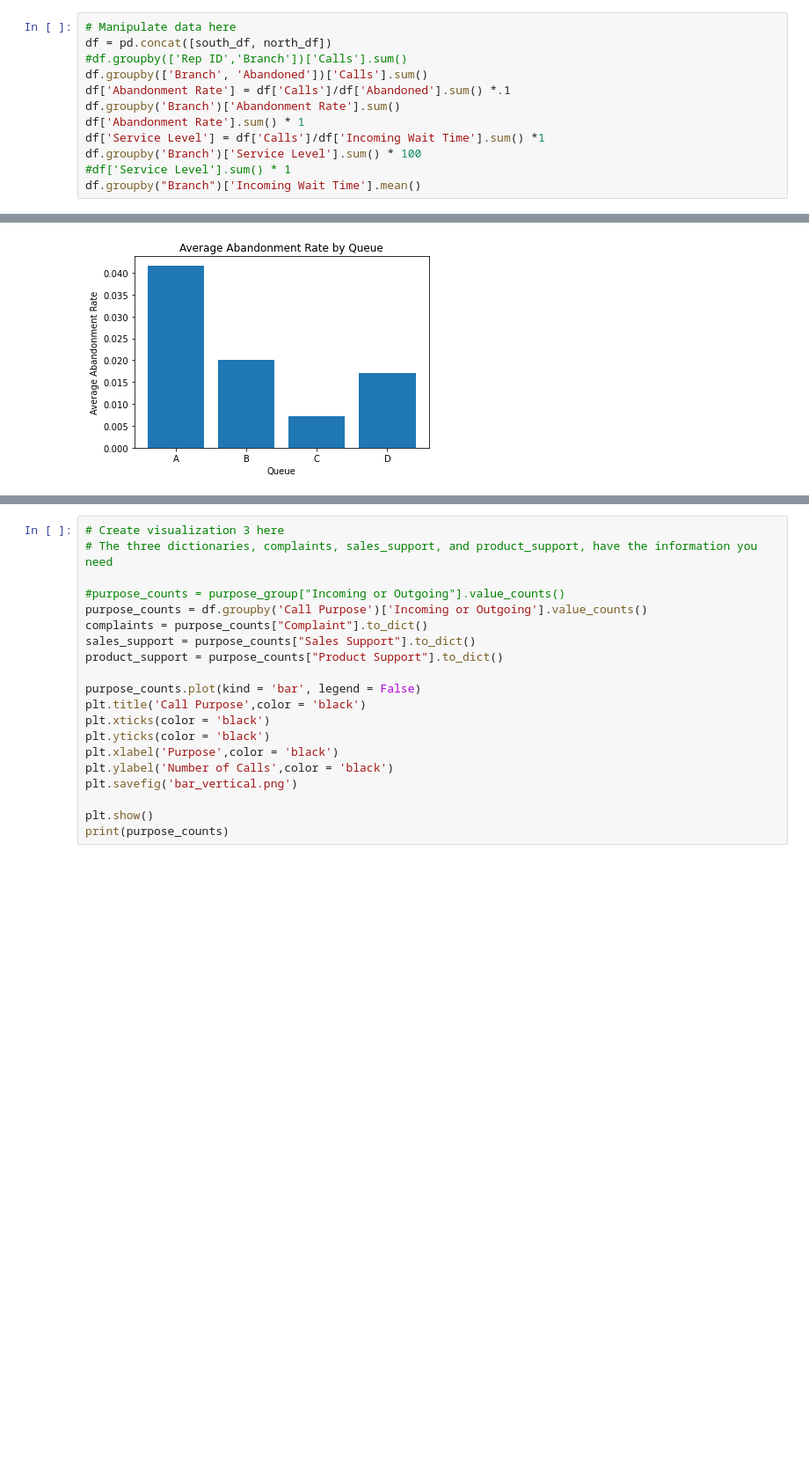
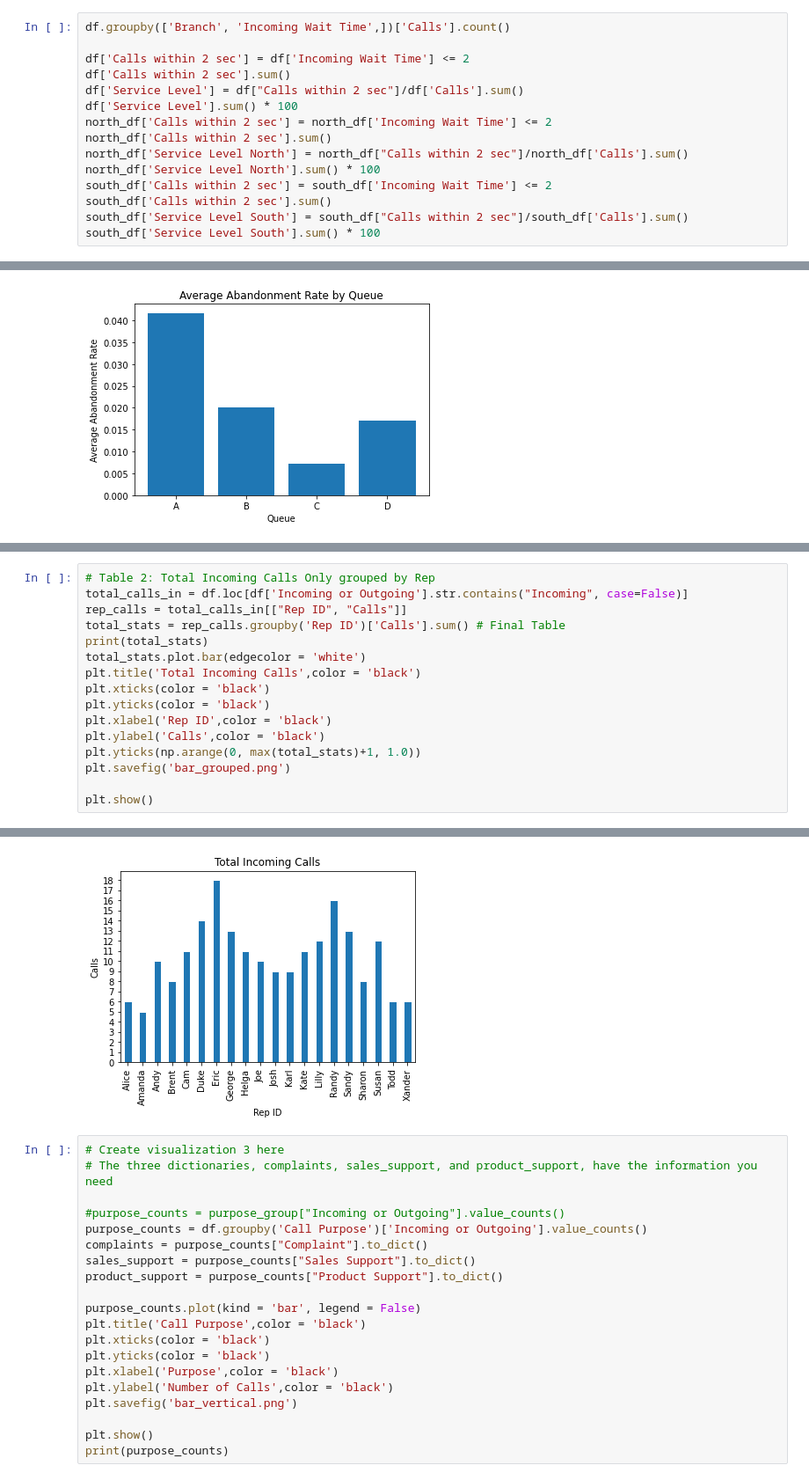
Before and after one commit to toribuzz/call-center-cleanup-assignment, a Jupyter notebook: Call Center Cleanup.ipynb, the cells around one changed output, grey strips where cells are left out. Shown: that part at 88% size. Cells and saved outputs as stored; diff of their text form; blank space fills up the shorter version.

```diff
--- a/Call Center Cleanup.ipynb
+++ b/Call Center Cleanup.ipynb
@@ -216,13 +264,16 @@ Before you begin answering any questions, combine the two datasets together to c
 # %%
-# Manipulate data here
-df = pd.concat([south_df, north_df])
-#df.groupby(['Rep ID','Branch'])['Calls'].sum()
-df.groupby(['Branch', 'Abandoned'])['Calls'].sum()
-df['Abandonment Rate'] = df['Calls']/df['Abandoned'].sum() *.1
-df.groupby('Branch')['Abandonment Rate'].sum()
-df['Abandonment Rate'].sum() * 1
-df['Service Level'] = df['Calls']/df['Incoming Wait Time'].sum() *1
-df.groupby('Branch')['Service Level'].sum() * 100
-#df['Service Level'].sum() * 1
-df.groupby("Branch")['Incoming Wait Time'].mean()
+df.groupby(['Branch', 'Incoming Wait Time',])['Calls'].count()
+
+df['Calls within 2 sec'] = df['Incoming Wait Time'] <= 2
+df['Calls within 2 sec'].sum()
+df['Service Level'] = df["Calls within 2 sec"]/df['Calls'].sum()
+df['Service Level'].sum() * 100
+north_df['Calls within 2 sec'] = north_df['Incoming Wait Time'] <= 2
+north_df['Calls within 2 sec'].sum()
+north_df['Service Level North'] = north_df["Calls within 2 sec"]/north_df['Calls'].sum()
+north_df['Service Level North'].sum() * 100
+south_df['Calls within 2 sec'] = south_df['Incoming Wait Time'] <= 2
+south_df['Calls within 2 sec'].sum()
+south_df['Service Level South'] = south_df["Calls within 2 sec"]/south_df['Calls'].sum()
+south_df['Service Level South'].sum() * 100
 # %% [output]
@@ -451,0 +463,17 @@ Xander        2        6        33.333333
+# %%
+# Table 2: Total Incoming Calls Only grouped by Rep
+total_calls_in = df.loc[df['Incoming or Outgoing'].str.contains("Incoming", case=False)]
+rep_calls = total_calls_in[["Rep ID", "Calls"]]
+total_stats = rep_calls.groupby('Rep ID')['Calls'].sum() # Final Table
+print(total_stats)
+total_stats.plot.bar(edgecolor = 'white')
+plt.title('Total Incoming Calls',color = 'black')
+plt.xticks(color = 'black')
+plt.yticks(color = 'black')
+plt.xlabel('Rep ID',color = 'black')
+plt.ylabel('Calls',color = 'black')
+plt.yticks(np.arange(0, max(total_stats)+1, 1.0))
+plt.savefig('bar_grouped.png')
+
+plt.show()
+# %% [output]
@@ -452,3 +497,4 @@ Xander        2        6        33.333333
+[figure, added]
 # %%
 # Create visualization 3 here
 # The three dictionaries, complaints, sales_support, and product_support, have the information you need
```
Also changed, not shown: parts of 12 cells of this notebook, 1 other file.
